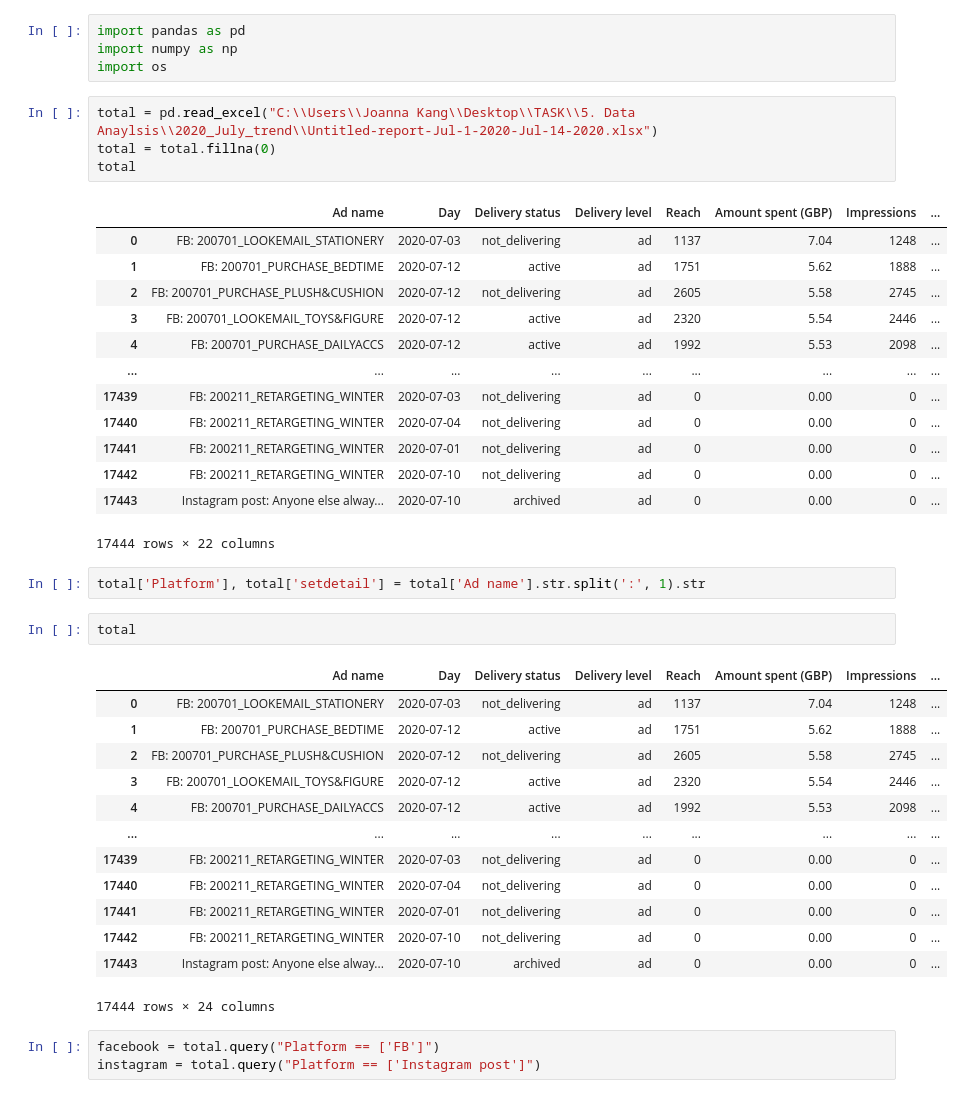
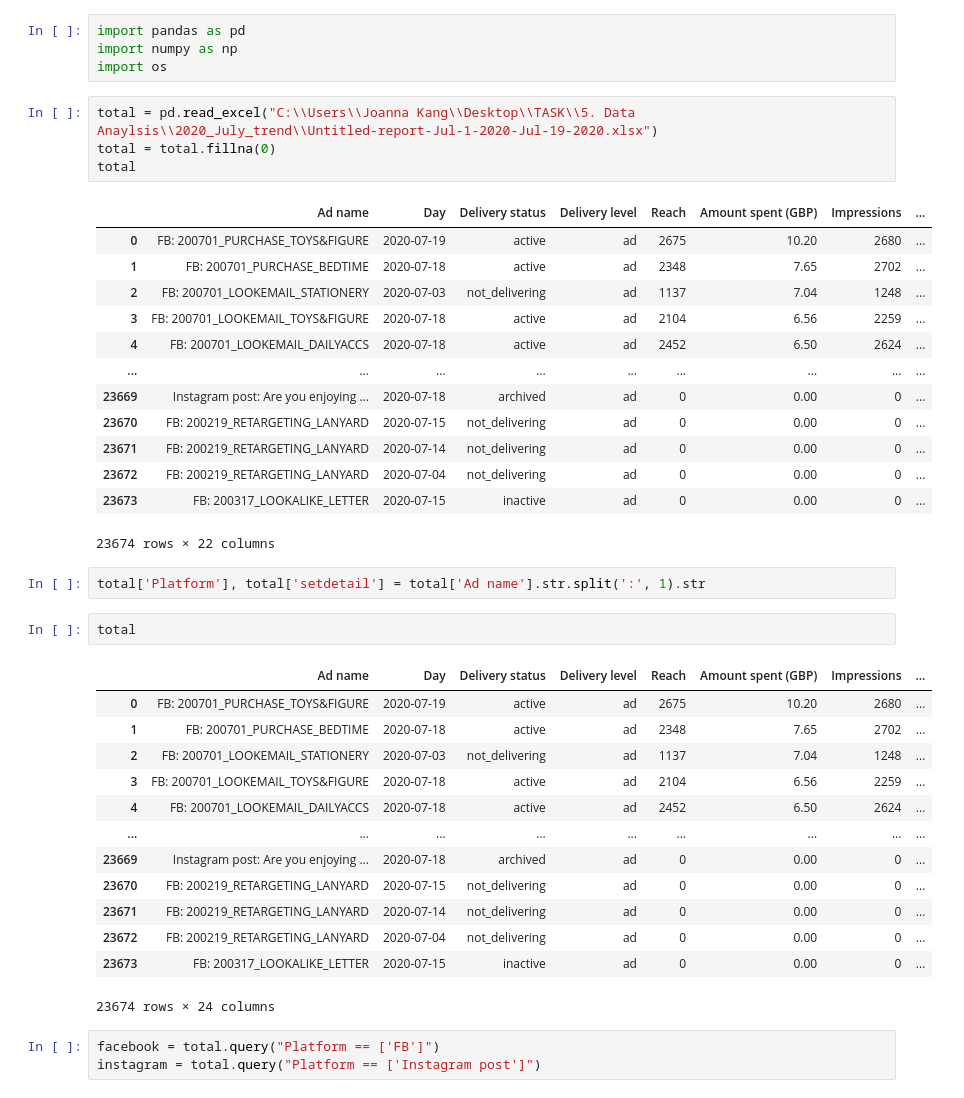
Before and after one commit to JoannaKang/kakao-commerce-data-analysis, a Jupyter notebook: Paid Raw Data.ipynb, the cells around one changed output. Drawn from its saved outputs; the diff is of its cells as text.

```diff
--- a/Paid Raw Data.ipynb
+++ b/Paid Raw Data.ipynb
@@ -3,41 +3,41 @@ import pandas as pd
 import numpy as np
 import os
 # %%
-total = pd.read_excel("C:\\Users\\Joanna Kang\\Desktop\\TASK\\5. Data Anaylsis\\2020_July_trend\\Untitled-report-Jul-1-2020-Jul-14-2020.xlsx")
+total = pd.read_excel("C:\\Users\\Joanna Kang\\Desktop\\TASK\\5. Data Anaylsis\\2020_July_trend\\Untitled-report-Jul-1-2020-Jul-19-2020.xlsx")
 total = total.fillna(0)
 total
 # %% [output]
 |  | Ad name | Day | Delivery status | Delivery level | Reach | Amount spent (GBP) | Impressions | ... |
-| 0 | FB: 200701_LOOKEMAIL_STATIONERY | 2020-07-03 | not_delivering | ad | 1137 | 7.04 | 1248 | ... |
-| 1 | FB: 200701_PURCHASE_BEDTIME | 2020-07-12 | active | ad | 1751 | 5.62 | 1888 | ... |
-| 2 | FB: 200701_PURCHASE_PLUSH&CUSHION | 2020-07-12 | not_delivering | ad | 2605 | 5.58 | 2745 | ... |
-| 3 | FB: 200701_LOOKEMAIL_TOYS&FIGURE | 2020-07-12 | active | ad | 2320 | 5.54 | 2446 | ... |
-| 4 | FB: 200701_PURCHASE_DAILYACCS | 2020-07-12 | active | ad | 1992 | 5.53 | 2098 | ... |
+| 0 | FB: 200701_PURCHASE_TOYS&FIGURE | 2020-07-19 | active | ad | 2675 | 10.20 | 2680 | ... |
+| 1 | FB: 200701_PURCHASE_BEDTIME | 2020-07-18 | active | ad | 2348 | 7.65 | 2702 | ... |
+| 2 | FB: 200701_LOOKEMAIL_STATIONERY | 2020-07-03 | not_delivering | ad | 1137 | 7.04 | 1248 | ... |
+| 3 | FB: 200701_LOOKEMAIL_TOYS&FIGURE | 2020-07-18 | active | ad | 2104 | 6.56 | 2259 | ... |
+| 4 | FB: 200701_LOOKEMAIL_DAILYACCS | 2020-07-18 | active | ad | 2452 | 6.50 | 2624 | ... |
 | ... | ... | ... | ... | ... | ... | ... | ... | ... |
-| 17439 | FB: 200211_RETARGETING_WINTER | 2020-07-03 | not_delivering | ad | 0 | 0.00 | 0 | ... |
-| 17440 | FB: 200211_RETARGETING_WINTER | 2020-07-04 | not_delivering | ad | 0 | 0.00 | 0 | ... |
-| 17441 | FB: 200211_RETARGETING_WINTER | 2020-07-01 | not_delivering | ad | 0 | 0.00 | 0 | ... |
-| 17442 | FB: 200211_RETARGETING_WINTER | 2020-07-10 | not_delivering | ad | 0 | 0.00 | 0 | ... |
-| 17443 | Instagram post: Anyone else alway... | 2020-07-10 | archived | ad | 0 | 0.00 | 0 | ... |
+| 23669 | Instagram post: Are you enjoying ... | 2020-07-18 | archived | ad | 0 | 0.00 | 0 | ... |
+| 23670 | FB: 200219_RETARGETING_LANYARD | 2020-07-15 | not_delivering | ad | 0 | 0.00 | 0 | ... |
+| 23671 | FB: 200219_RETARGETING_LANYARD | 2020-07-14 | not_delivering | ad | 0 | 0.00 | 0 | ... |
+| 23672 | FB: 200219_RETARGETING_LANYARD | 2020-07-04 | not_delivering | ad | 0 | 0.00 | 0 | ... |
+| 23673 | FB: 200317_LOOKALIKE_LETTER | 2020-07-15 | inactive | ad | 0 | 0.00 | 0 | ... |
-17444 rows × 22 columns
+23674 rows × 22 columns
 # %%
 total['Platform'], total['setdetail'] = total['Ad name'].str.split(':', 1).str
 # %%
 total
 # %% [output]
 |  | Ad name | Day | Delivery status | Delivery level | Reach | Amount spent (GBP) | Impressions | ... |
-| 0 | FB: 200701_LOOKEMAIL_STATIONERY | 2020-07-03 | not_delivering | ad | 1137 | 7.04 | 1248 | ... |
-| 1 | FB: 200701_PURCHASE_BEDTIME | 2020-07-12 | active | ad | 1751 | 5.62 | 1888 | ... |
-| 2 | FB: 200701_PURCHASE_PLUSH&CUSHION | 2020-07-12 | not_delivering | ad | 2605 | 5.58 | 2745 | ... |
-| 3 | FB: 200701_LOOKEMAIL_TOYS&FIGURE | 2020-07-12 | active | ad | 2320 | 5.54 | 2446 | ... |
-| 4 | FB: 200701_PURCHASE_DAILYACCS | 2020-07-12 | active | ad | 1992 | 5.53 | 2098 | ... |
+| 0 | FB: 200701_PURCHASE_TOYS&FIGURE | 2020-07-19 | active | ad | 2675 | 10.20 | 2680 | ... |
+| 1 | FB: 200701_PURCHASE_BEDTIME | 2020-07-18 | active | ad | 2348 | 7.65 | 2702 | ... |
+| 2 | FB: 200701_LOOKEMAIL_STATIONERY | 2020-07-03 | not_delivering | ad | 1137 | 7.04 | 1248 | ... |
+| 3 | FB: 200701_LOOKEMAIL_TOYS&FIGURE | 2020-07-18 | active | ad | 2104 | 6.56 | 2259 | ... |
+| 4 | FB: 200701_LOOKEMAIL_DAILYACCS | 2020-07-18 | active | ad | 2452 | 6.50 | 2624 | ... |
 | ... | ... | ... | ... | ... | ... | ... | ... | ... |
-| 17439 | FB: 200211_RETARGETING_WINTER | 2020-07-03 | not_delivering | ad | 0 | 0.00 | 0 | ... |
-| 17440 | FB: 200211_RETARGETING_WINTER | 2020-07-04 | not_delivering | ad | 0 | 0.00 | 0 | ... |
-| 17441 | FB: 200211_RETARGETING_WINTER | 2020-07-01 | not_delivering | ad | 0 | 0.00 | 0 | ... |
-| 17442 | FB: 200211_RETARGETING_WINTER | 2020-07-10 | not_delivering | ad | 0 | 0.00 | 0 | ... |
-| 17443 | Instagram post: Anyone else alway... | 2020-07-10 | archived | ad | 0 | 0.00 | 0 | ... |
+| 23669 | Instagram post: Are you enjoying ... | 2020-07-18 | archived | ad | 0 | 0.00 | 0 | ... |
+| 23670 | FB: 200219_RETARGETING_LANYARD | 2020-07-15 | not_delivering | ad | 0 | 0.00 | 0 | ... |
+| 23671 | FB: 200219_RETARGETING_LANYARD | 2020-07-14 | not_delivering | ad | 0 | 0.00 | 0 | ... |
+| 23672 | FB: 200219_RETARGETING_LANYARD | 2020-07-04 | not_delivering | ad | 0 | 0.00 | 0 | ... |
+| 23673 | FB: 200317_LOOKALIKE_LETTER | 2020-07-15 | inactive | ad | 0 | 0.00 | 0 | ... |
-17444 rows × 24 columns
+23674 rows × 24 columns
 # %%
 facebook = total.query("Platform == ['FB']")
 instagram = total.query("Platform == ['Instagram post']")
```
Also changed, not shown: parts of 19 cells of this notebook.
